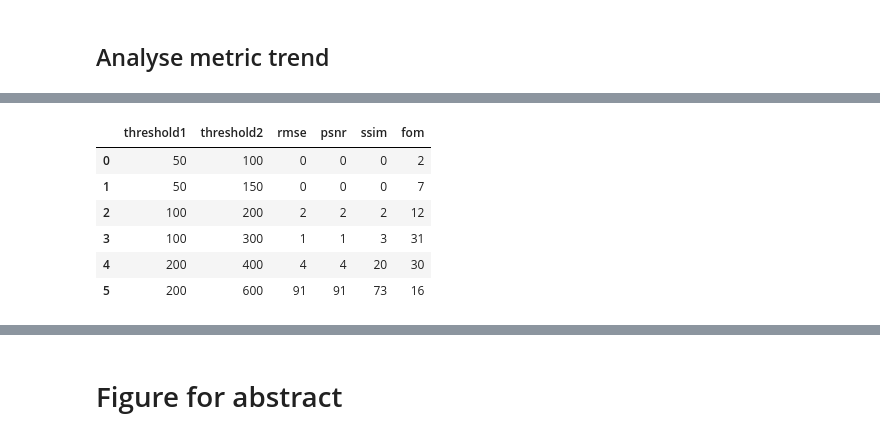
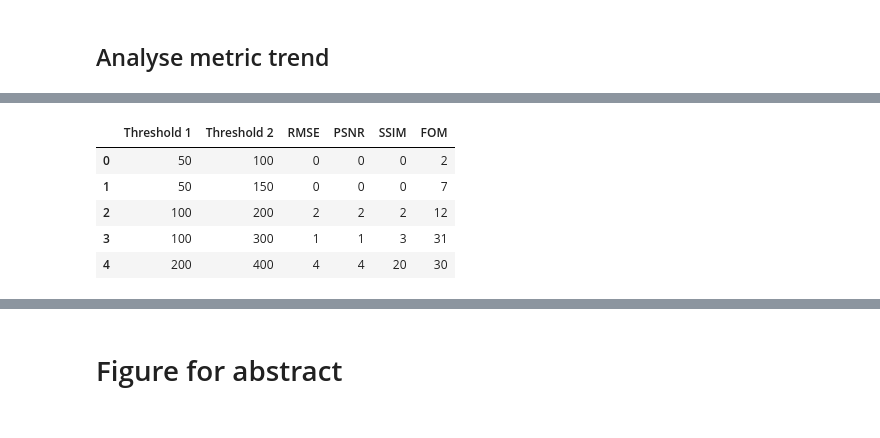
Before and after one commit to conorosully/edge-detection-metrics, a Jupyter notebook: src/comparison-metrics.ipynb, the cells around one changed output, grey strips where cells are left out. Saved outputs shown, nothing was run; the diff lists cells and outputs as text; code cells hidden in the pictures.

```diff
--- a/src/comparison-metrics.ipynb
+++ b/src/comparison-metrics.ipynb
@@ -34,6 +43,9 @@ importlib.reload(utils)
 test_path = glob.glob("../../data/SWED/test/images/*")
 print(test_path[0])
 print(len(test_path))
+
+# Initialise data processing class
+processor = utils.data_processor()
 
 # Load all images and labels
 input = []
@@ -42,7 +54,7 @@ labels = []
 
 for path in test_path:
     try:
-        img, rgb_img, label = utils.load_test(path)
+        img, rgb_img, label = processor.load_test(path)
 
         input.append(img)
         labels.append(label)
@@ -73,15 +85,13 @@ print(np.min(edge_reference[rint]) ,np.max(edge_reference[rint]))
 ## Apply canny edge detection and evaluation metrics
 # %%
 # Apply canny edge detection with different intensity thresholds
-thresholds = [[50,100],[50,150],[100,200],[100,300],[200,400],[200,600]]
-
 canny_input = input.copy()
 canny = {}
 
 for threshold in thresholds:
         t1 = threshold[0]
         t2 = threshold[1]
-        canny[str(threshold)] = [utils.canny_ed(img,threshold1=t1,threshold2=t2) for img in canny_input]
+        canny[str(threshold)] = [processor.canny_ed(img,threshold1=t1,threshold2=t2) for img in canny_input]
 
         print(threshold, len(canny[str(threshold)]),'done')
 # %% [output]
@@ -102,7 +112,7 @@ for threshold in thresholds:
         ref_img = edge_reference[i]
         ID = "IMG#{}".format(i)
 
-        for j in range(len(utils.channels)):
+        for j in range(len(channels)):
 
             img = output[:,:,j]
 
@@ -111,18 +121,18 @@ for threshold in thresholds:
             psnr_ = psnr(ref_img,img)
             uqi_ = uqi(ref_img,img)
             ssim_ = ssim(ref_img,img,multichannel=True)
-            fom_ = utils.fom(ref_img,img)
+            fom_ = processor.fom(ref_img,img)
+            tp_,fp_,tn_,fn_,tpr_,fpr_,tnr_,fnr_,fp_fn_ratio_ = processor.get_rates(ref_img,img)
 
             # detect edges as a percentage of reference edges
             pde_ = np.count_nonzero(img)/np.count_nonzero(ref_img)
 
-            row = [ID,str(threshold),j+ 1,rmse_,psnr_,uqi_,ssim_,fom_,pde_]
+            row = [ID,str(threshold),j+ 1,rmse_,psnr_,uqi_,ssim_,fom_,tp_,fp_,tn_,fn_,tpr_,fpr_,tnr_,fnr_,fp_fn_ratio_,pde_]
             rows.append(row)
 
     print(threshold,'done')
 
-
-df_metrics = pd.DataFrame(rows,columns = ['ID',"thresholds","band","rmse","psnr","uqi","ssim","fom","pde"])
+df_metrics = pd.DataFrame(rows,columns = ['ID',"thresholds","band","rmse","psnr","uqi","ssim","fom","tp","fp","tn","fn","tpr","fpr","tnr","fnr","fp_fn_ratio","pde"])
 df_metrics.to_csv(save_path+"canny_evaluation_metrics.csv")
 df_metrics.head()
 # %% [output]
@@ -141,5 +141,8 @@ df_metrics.head()
 # %% [markdown]
 ## Analyse metric trend
 # %%
-df_metrics = pd.read_csv(save_path+"canny_evaluation_metrics.csv")
-df_metrics.head()
+df_metrics = pd.read_csv(save_path+"canny_evaluation_metrics.csv",index_col=0)
+
+# Initialise visualisation class
+importlib.reload(utils)
+viz = utils.data_visualizer(df_metrics,canny,edge_reference,thresholds,channels)
@@ -166,29 +190,31 @@ utils.plot_metric_trends(df_metrics,'pde')
 # %%
 # counts of best thresholds
 best_threshold_count = pd.DataFrame(thresholds,columns=['threshold1','threshold2'])
 
 for metric in ['rmse','psnr','ssim','fom']:
 
     df = df_metrics[['ID','thresholds',metric]]
 
     if metric == 'rmse':
         best_thresholds = df.loc[df.groupby('ID')[metric].idxmin()]
     else:
         best_thresholds = df.loc[df.groupby('ID')[metric].idxmax()]
 
     count = []
     for threshold in thresholds:
         df = best_thresholds[best_thresholds['thresholds']==str(threshold)]
         count.append(len(df))
 
     best_threshold_count[metric] = count
 
-best_threshold_count
+best_threshold_count.columns = ['Threshold 1','Threshold 2','RMSE','PSNR','SSIM','FOM']
+
+best_threshold_count.to_clipboard(index=False)
+best_threshold_count.head()
 # %% [output]
-|  | threshold1 | threshold2 | rmse | psnr | ssim | fom |
+|  | Threshold 1 | Threshold 2 | RMSE | PSNR | SSIM | FOM |
 | 0 | 50 | 100 | 0 | 0 | 0 | 2 |
 | 1 | 50 | 150 | 0 | 0 | 0 | 7 |
 | 2 | 100 | 200 | 2 | 2 | 2 | 12 |
 | 3 | 100 | 300 | 1 | 1 | 3 | 31 |
 | 4 | 200 | 400 | 4 | 4 | 20 | 30 |
-| 5 | 200 | 600 | 91 | 91 | 73 | 16 |
```
Also changed, not shown: parts of 19 cells of this notebook, 1 other file.
